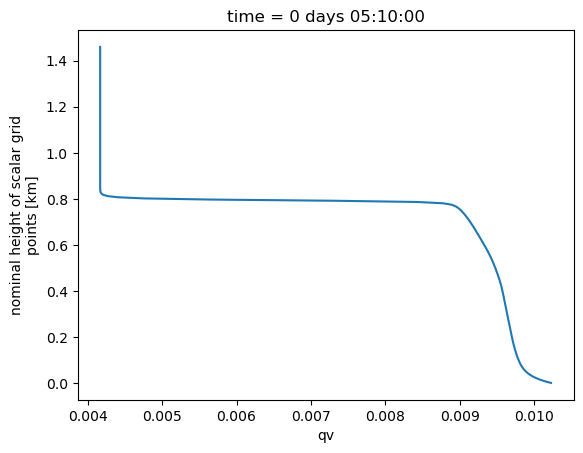
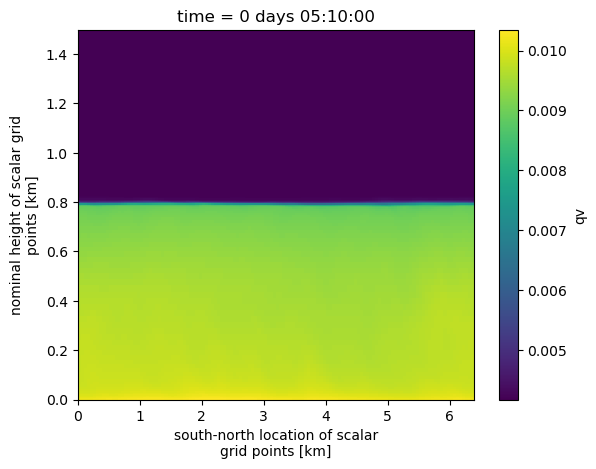
Code edit (unified diff) that turned the first committed figure into the second:
--- before
+++ after
@@ -1 +1 @@
-ds.qv.mean("xh").mean("yh").plot(y='zh')
+ds.qv.mean("xh").plot(y='zh')

Commit: edit